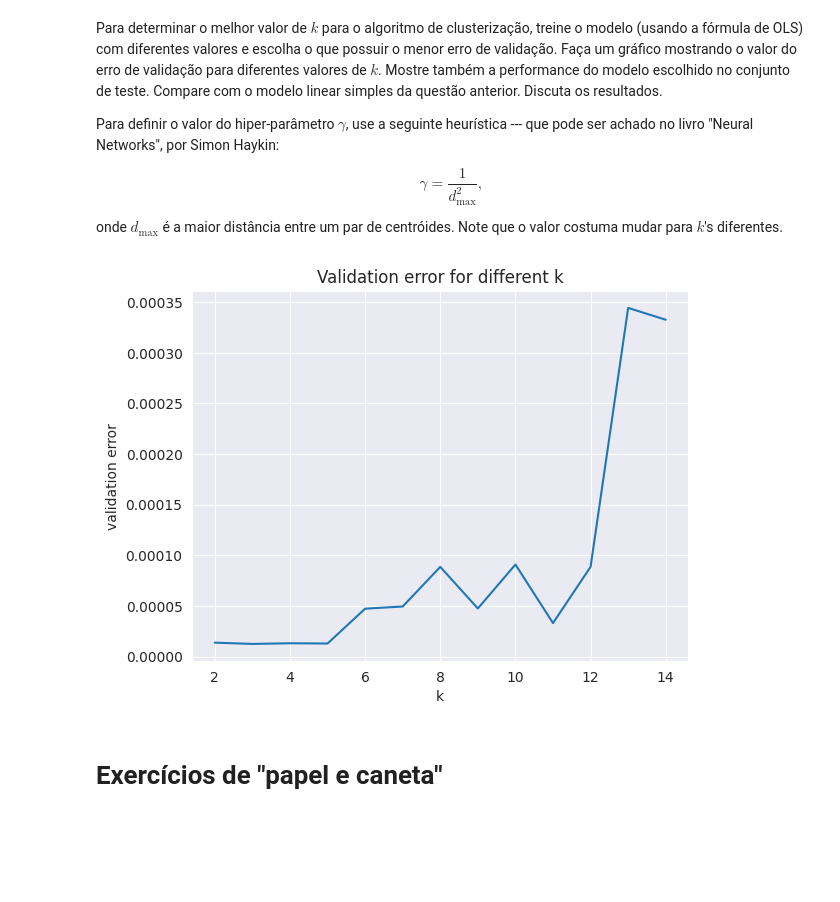
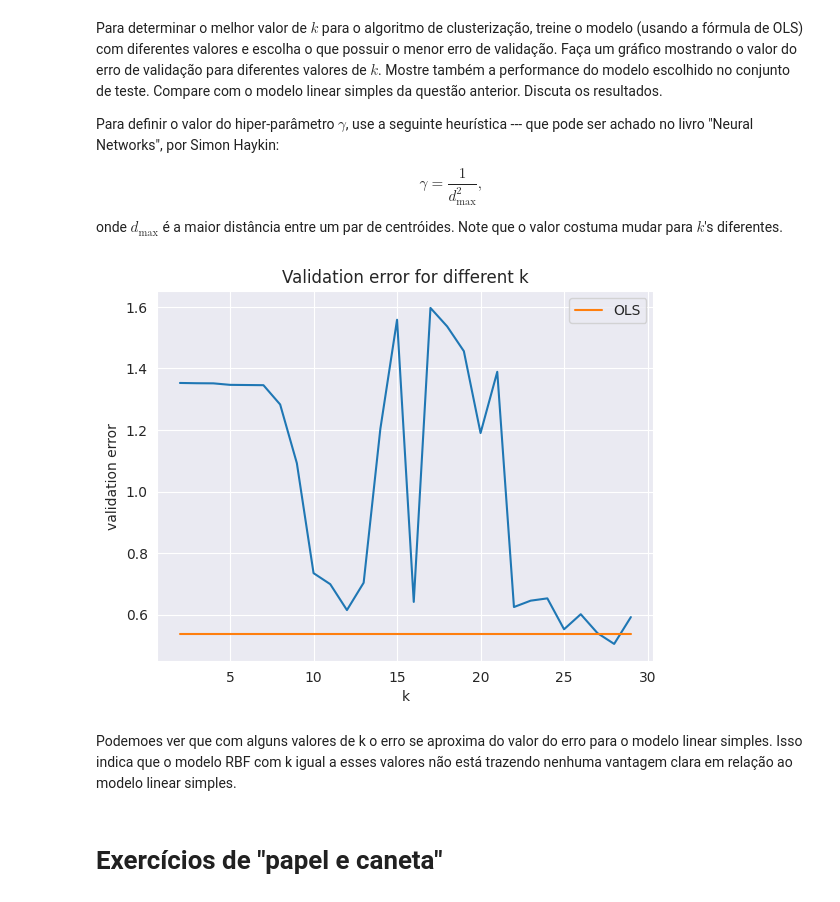
Before and after one commit to ViniAS/ML, a Jupyter notebook: ML_exercise_2.ipynb, the cells around one changed output. Saved outputs shown, nothing was run; the diff lists cells and outputs as text; code cells hidden in the pictures; blank space fills up the shorter version.

```diff
--- a/ML_exercise_2.ipynb
+++ b/ML_exercise_2.ipynb
@@ -110,7 +110,7 @@ def linear_regression_SGD(X_train, y_train, X_validation, y_validation, lr=1e-7,
             diff = np.matmul(X_batch,w)-y_batch
             gradient = (2/batch_size) * np.matmul(np.transpose(X_batch),diff)
             w1 = w - lr*gradient
-            history.append(np.mean((np.matmul(X_validation,w)-y_validation)**2))
+            history.append(np.linalg.norm(np.matmul(X_validation,w1)-y_validation)**2/len(y_validation))
             if np.linalg.norm(w1-w)<epsilon:
                 w = w1
                 break
@@ -124,8 +124,12 @@ def linear_regression_SGD(X_train, y_train, X_validation, y_validation, lr=1e-7,
 w2 = linear_regression_PI(features_train, labels_train)
 # %%
 import matplotlib.pyplot as plt
+import time
 w, sse_history = [], []
 for j in range(1,10):
+    start = time.time()
     w1, sse_history1 = linear_regression_SGD(features_train, labels_train,features_validation, labels_validation, batch_size = 2**j)
+    end = time.time()
+    print(f'batch size = {2**j}, time = {end-start:.2f}')
     w.append(w1)
     sse_history.append(sse_history1)
@@ -134,6 +148,7 @@ fig, axs = plt.subplots(3, 3, figsize=(15, 15))
 for j in range(9):
     axs[j//3, j%3].plot(sse_history[j])
     axs[j//3, j%3].set_title(f'batch size = {2**(j+1)}, loss = {sse_history[j][-1]:.2f}')
-print(f'OLS loss = {np.mean((np.matmul(np.concatenate((np.ones((len(features_validation),1)),features_validationfeatures_validation),axis=1),w2.reshape(-1,1))-labels_validation)**2):.2f}')
+ols_loss = np.linalg.norm(np.matmul(np.c_[np.ones(labels_validation.shape),features_validation],w2)-labels_validation)**2/len(labels_validation)
+print(f'OLS loss = {ols_loss:.2f}')
 plt.show()
 # %% [output]
@@ -173,26 +190,29 @@ $$
 onde $d_\text{max}$ é a maior distância entre um par de centróides. Note que o valor costuma mudar para $k$'s diferentes.
 # %%
 error_k = []
-for k in range(2, 15):
+for k in range(2, 30):
     k_means_model = k_means_factory(n_clusters=k)
     k_means_model.fit(features_train)
     cluster_centers = k_means_model.cluster_centers_
-    d_max = np.max(np.linalg.norm(cluster_centers[:,None]-cluster_centers[None,:,:],axis=2))
+    d_max = np.max(np.linalg.norm(cluster_centers[:,:,np.newaxis]-np.transpose(cluster_centers[:,:,np.newaxis]),axis=1))
     gamma = 1/d_max**2
-    bias = np.ones((len(features_train),1))
-    feats = np.exp(-gamma*np.linalg.norm(features_train[:,None]-cluster_centers[None,:,:],axis=2)**2)
+    feats = np.exp(-gamma*np.linalg.norm(features_train[:,:,np.newaxis]-np.transpose(cluster_centers[:,:,np.newaxis]),axis=1)**2)
     w = linear_regression_PI(feats, labels_train)
-    vali = np.exp(-gamma*np.linalg.norm(features_validation[:,None]-cluster_centers[None,:,:],axis=2)**2)
+    vali = np.exp(-gamma*np.linalg.norm(features_validation[:,:,np.newaxis]-np.transpose(cluster_centers[:,:,np.newaxis]),axis=1)**2)
     vali = np.c_[np.ones(len(vali)),vali]
-    error_k.append(np.mean(np.matmul(vali,w)-labels_validation)**2)
+    error_k.append(np.linalg.norm(np.matmul(vali,w)-labels_validation)**2/len(labels_validation))
 # %%
-plt.plot(range(2,15),error_k)
+plt.plot(range(2,30),error_k)
+plt.plot(range(2,30),ols_loss*np.ones(28),label='OLS')
+plt.legend()
 plt.xlabel('k')
 plt.ylabel('validation error')
 plt.title('Validation error for different k')
 plt.show()
 # %% [output]
-[figure, old version]
+[figure, new version]
+# %% [markdown]
+Podemoes ver que com alguns valores de k o erro se aproxima do valor do erro para o modelo linear simples. Isso indica que o modelo RBF com k igual a esses valores não está trazendo nenhuma vantagem clara em relação ao modelo linear simples.
 # %% [markdown]
 # Exercícios de "papel e caneta"
 # %% [markdown]
```
Also changed, not shown: parts of 4 cells of this notebook.
